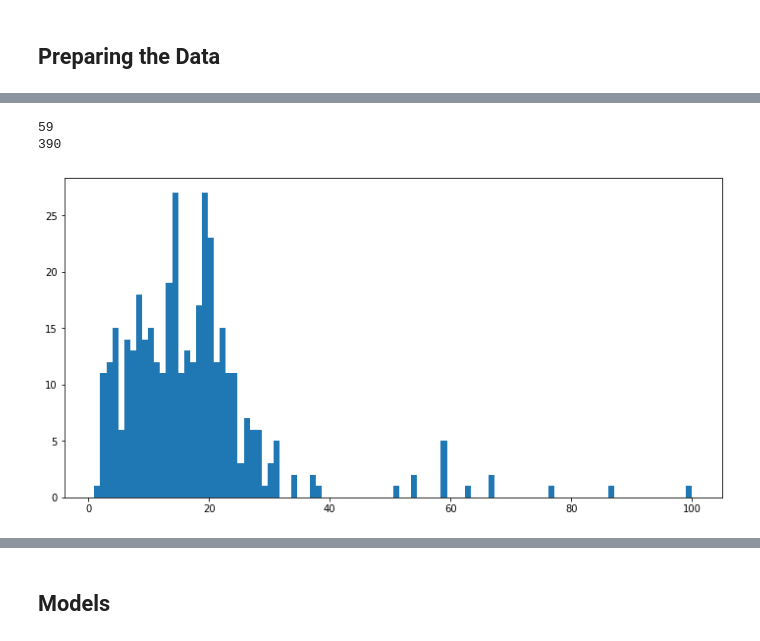
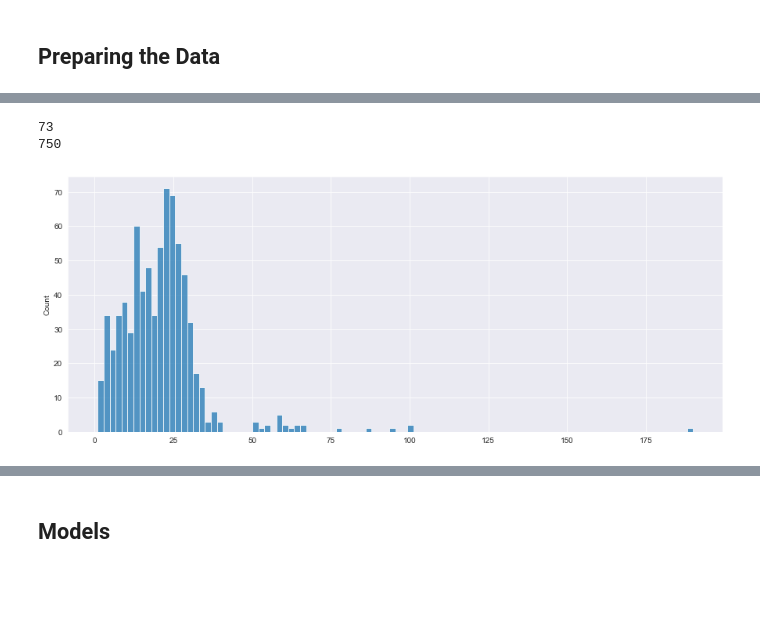
Before and after one commit to laukikk/Pedestrian-Traject-Prediction, a Jupyter notebook: Model.ipynb, the cells around one changed output, grey strips where cells are left out. Cells and saved outputs as stored; diff of their text form; code cells hidden in the pictures; blank space fills up the shorter version.

```diff
--- a/Model.ipynb
+++ b/Model.ipynb
@@ -6,3 +13,9 @@ import pandas as pd
 import matplotlib.pyplot as plt
 import seaborn as sns
 import tensorflow as tf
+import json
+import pygame
+import time
+
+%matplotlib inline
+sns.set_style("darkgrid")
@@ -71,10 +34,25 @@ def plot_series(x, y, format="-", start=0, end=None,
 # %% [markdown]
 ## Preparing the Data
+# %%
+file = open('data.json')
+json_data = json.load(file)
+
+json_lstm = json_data['models']['lstm']
 # %%
-df = pd.read_csv("datasets/csvs/Seq_Hotel.csv")
-pos_df = df.drop(['v_x', 'v_y'], axis = 1)
-pos_grp = pos_df.groupby('pedestrian_ID')
+df_hotel = f.getData(json_data['datasets']['seq_hotel'])
+df_eth = f.getData(json_data['datasets']['seq_eth'])
+
+df_hotel = df_hotel.drop(['v_x', 'v_y'], axis = 1)
+df_eth = df_eth.drop(['v_x', 'v_y'], axis = 1)
+
+# As we are merging, values have to added to 'frame_number' 'pedestrian_ID' to differentiate
+df_eth = df_eth.apply(lambda x: x+1000 if x.name=='pedestrian_ID' else x)
+df_eth = df_eth.apply(lambda x: x+2000 if x.name=='frame_number' else x)
+
+df = pd.concat([df_hotel, df_eth])
+df = df.reset_index()
+grp_df = df.groupby('pedestrian_ID')
 # %%
-for name, group in pos_grp:
+for name, group in grp_df:
     print(group)
 # %% [output]
@@ -114,15 +76,15 @@ pos_df
 # %%
 length = []
-for name, group in pos_grp:
+for name, group in grp_df:
     length.append(len(group))
 
-plt.figure(figsize=(12, 6))
-plt.hist(length, bins = 100)
+plt.figure(figsize=(15, 6))
+sns.histplot(length, bins = 100)
 
-newL = [x for x in length if x < 7]
+newL = [x for x in length if x <= json_lstm['window_size'] + json_lstm['no_of_forecasts']]
 print(len(newL))
 print(len(length))
 # %% [output]
-59
-390
+73
+750
-[figure, old version]
+[figure, new version]
```
Also changed, not shown: parts of 35 cells of this notebook, 19 other files.
